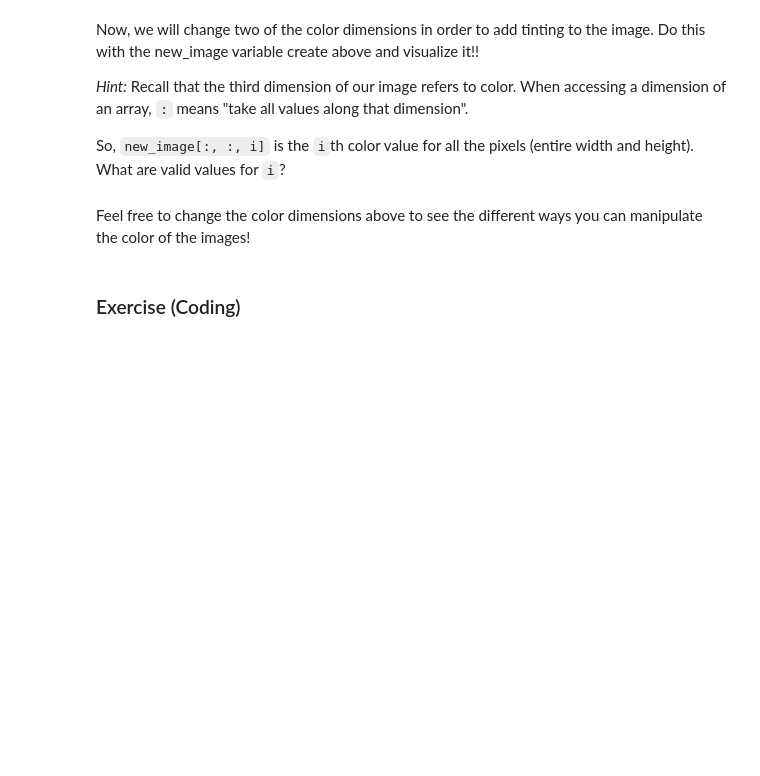
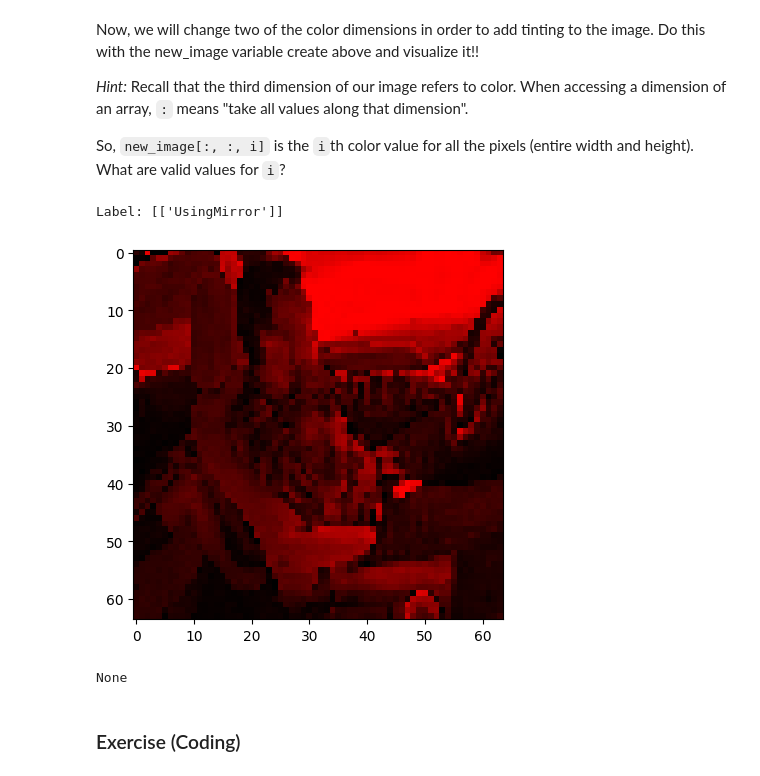
Before and after one commit to patelpayal2406/Distracted-Drivers-Detection, a Jupyter notebook: Payal_DistractedDrivers_Section1.ipynb, the cells around one changed output. Drawn from its saved outputs; the diff is of its cells as text; code cells hidden in the pictures; blank space fills up the shorter version.

```diff
--- a/Payal_DistractedDrivers_Section1.ipynb
+++ b/Payal_DistractedDrivers_Section1.ipynb
@@ -674,4 +617,17 @@ So, `new_image[:, :, i]` is the `i`th color value for all the pixels (entire wid
-# %% [markdown]
-Feel free to change the color dimensions above to see the different ways you can manipulate the color of the images!
+# %%
+# making a copy of the image to manipulate its properties
+new_image = np.copy(image)
+
+# remove green value
+new_image[:, :, 1] = 0
+
+# remove blue value
+new_image[:, :, 2] = 0
+
+print(plot_one_image(new_image, labels=[image_label]))
+# %% [output]
+Label: [['UsingMirror']]
+[figure, added]
+None
 # %% [markdown]
 ### Exercise (Coding)
```
Also changed, not shown: parts of 31 cells of this notebook, 3 other files.
